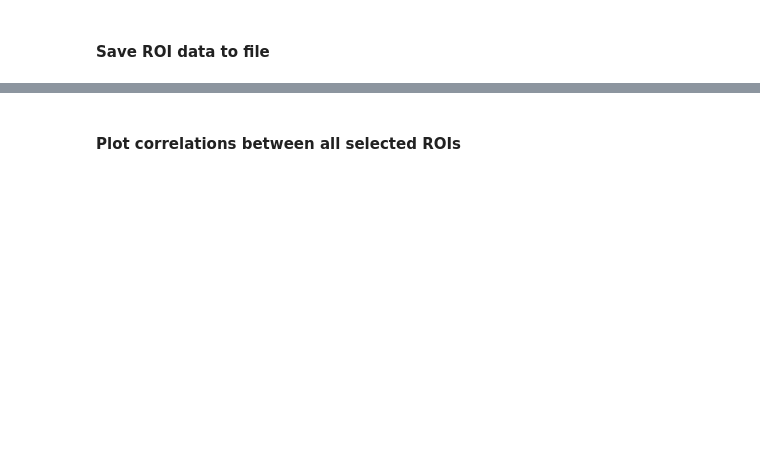
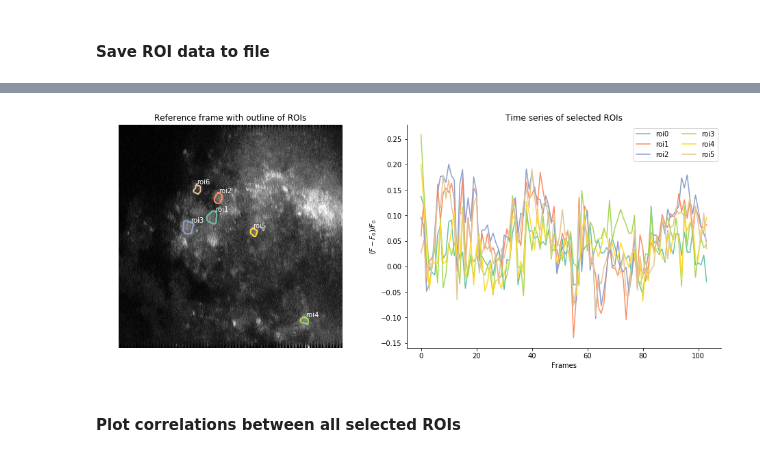
Before and after one commit to hjmh/beeImaging, a Jupyter notebook: AnalyzeImaging.ipynb, the cells around one changed output, grey strips where cells are left out. Saved outputs shown, nothing was run; the diff lists cells and outputs as text; code cells hidden in the pictures; blank space fills up the shorter version.

```diff
--- a/AnalyzeImaging.ipynb
+++ b/AnalyzeImaging.ipynb
@@ -298,3 +346,26 @@ fig.savefig(saveDir+sep+'roi-traces_'+expt[:-4]+'.pdf', format = 'pdf')
+# %%
+# Plot selected ROIs
+start = 0
+end = 500
+slctFrames = np.arange(start, min(numframes, end))
+
+# generate time vector
+#time = np.linspace(ts/fps, te/fps, (te-ts))
+
+fig, axs = plt.subplots(1,2, figsize=(16,6), gridspec_kw={'width_ratios':[1,1.3]})
+
+axs[0] = illustrateRoiOutline(roiData, axs[0], roiCMap, 'Reference frame with outline of ROIs')
+axs[1] = illustrateRoiTrace(roiData, axs[1], roiCMap, slctFrames,'Frames', '$(F - F_0) / F_0$', 'Time series of selected ROIs')
+
+axs[1].legend(['roi'+str(i) for i in range(len(rois))], ncol=2)
+
+myAxisTheme(axs[1])
+axs[0].axis('off')
+
+# Save after making adjustments through figure window GUI
+fig.savefig(saveDir+sep+'roi-traces_'+expt[:-4]+'.pdf', format = 'pdf')
+# %% [output]
+[figure, added]
 # %% [markdown]
 #### Plot correlations between all selected ROIs
 # %%
```
Also changed, not shown: parts of 38 cells of this notebook.
